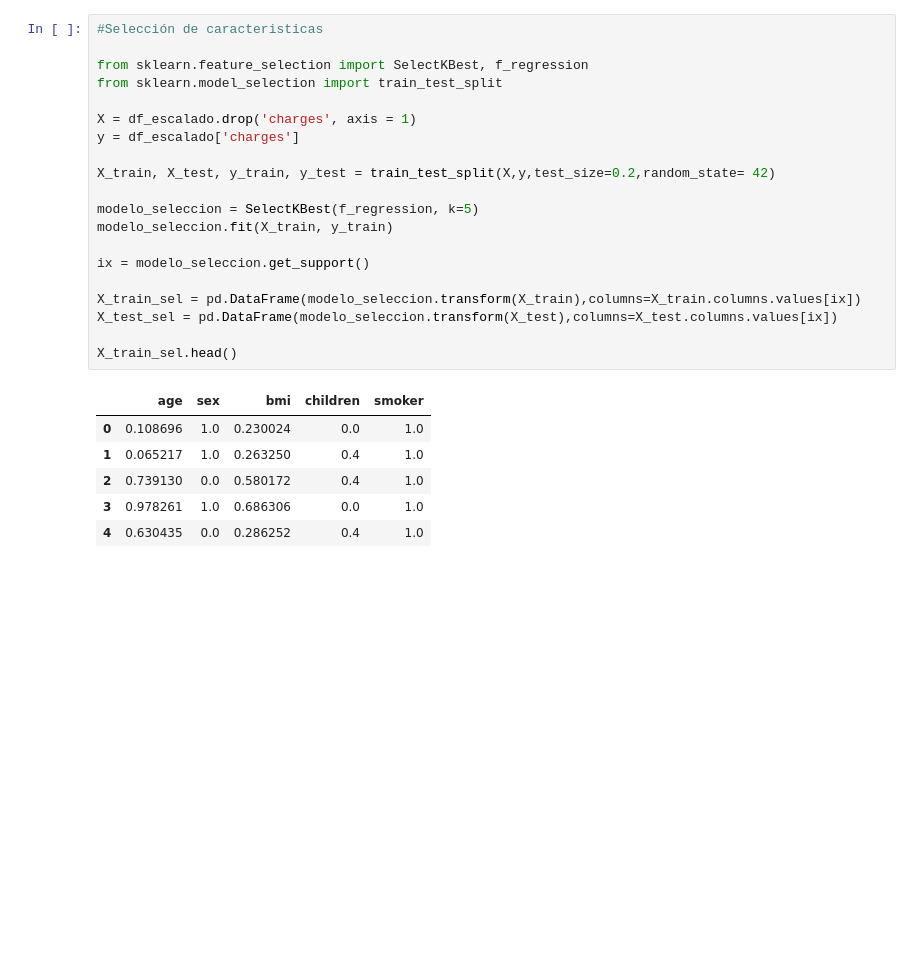
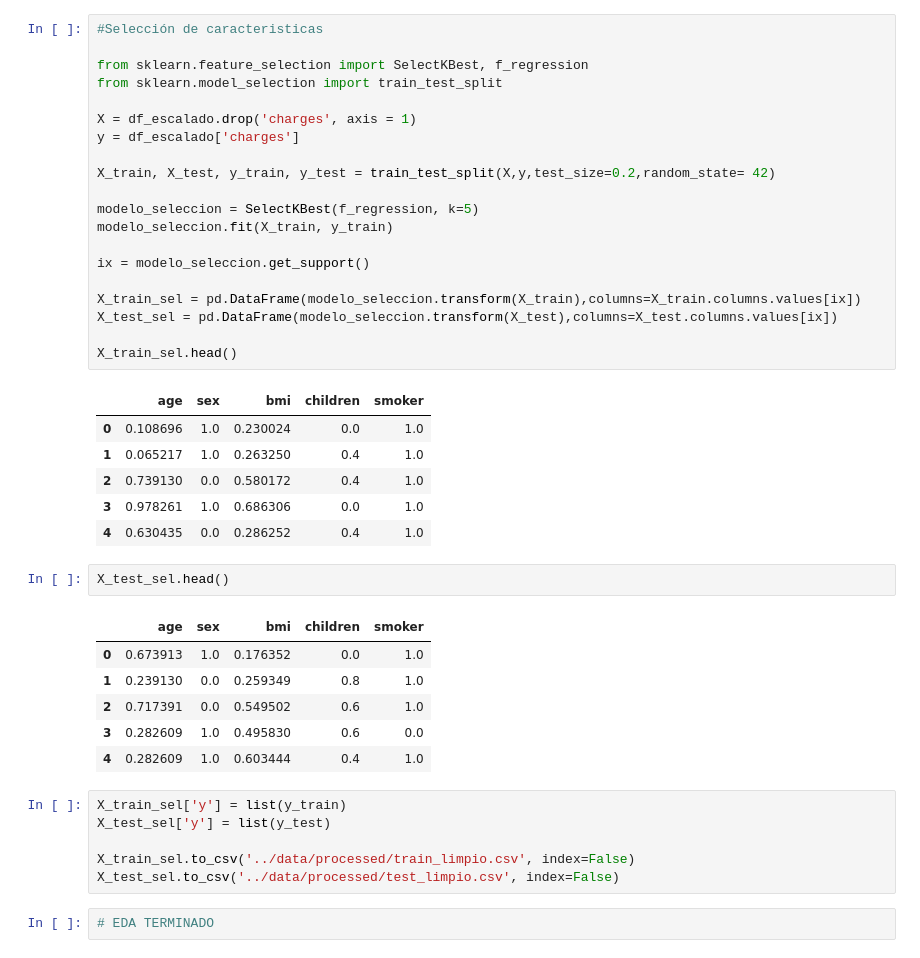
Before and after one commit to bartowen/linear_regression, a Jupyter notebook: src/explore.ipynb, the cells around one changed output. Drawn from its saved outputs; the diff is of its cells as text; blank space fills up the shorter version.

Commit message:
guardar train y test

```diff
--- a/src/explore.ipynb
+++ b/src/explore.ipynb
@@ -473,3 +473,20 @@ X_train_sel.head()
 | 2 | 0.739130 | 0.0 | 0.580172 | 0.4 | 1.0 |
 | 3 | 0.978261 | 1.0 | 0.686306 | 0.0 | 1.0 |
 | 4 | 0.630435 | 0.0 | 0.286252 | 0.4 | 1.0 |
+# %%
+X_test_sel.head()
+# %% [output]
+|  | age | sex | bmi | children | smoker |
+| 0 | 0.673913 | 1.0 | 0.176352 | 0.0 | 1.0 |
+| 1 | 0.239130 | 0.0 | 0.259349 | 0.8 | 1.0 |
+| 2 | 0.717391 | 0.0 | 0.549502 | 0.6 | 1.0 |
+| 3 | 0.282609 | 1.0 | 0.495830 | 0.6 | 0.0 |
+| 4 | 0.282609 | 1.0 | 0.603444 | 0.4 | 1.0 |
+# %%
+X_train_sel['y'] = list(y_train)
+X_test_sel['y'] = list(y_test)
+
+X_train_sel.to_csv('../data/processed/train_limpio.csv', index=False)
+X_test_sel.to_csv('../data/processed/test_limpio.csv', index=False)
+# %%
+# EDA TERMINADO
```
Also changed, not shown: 2 other files.
